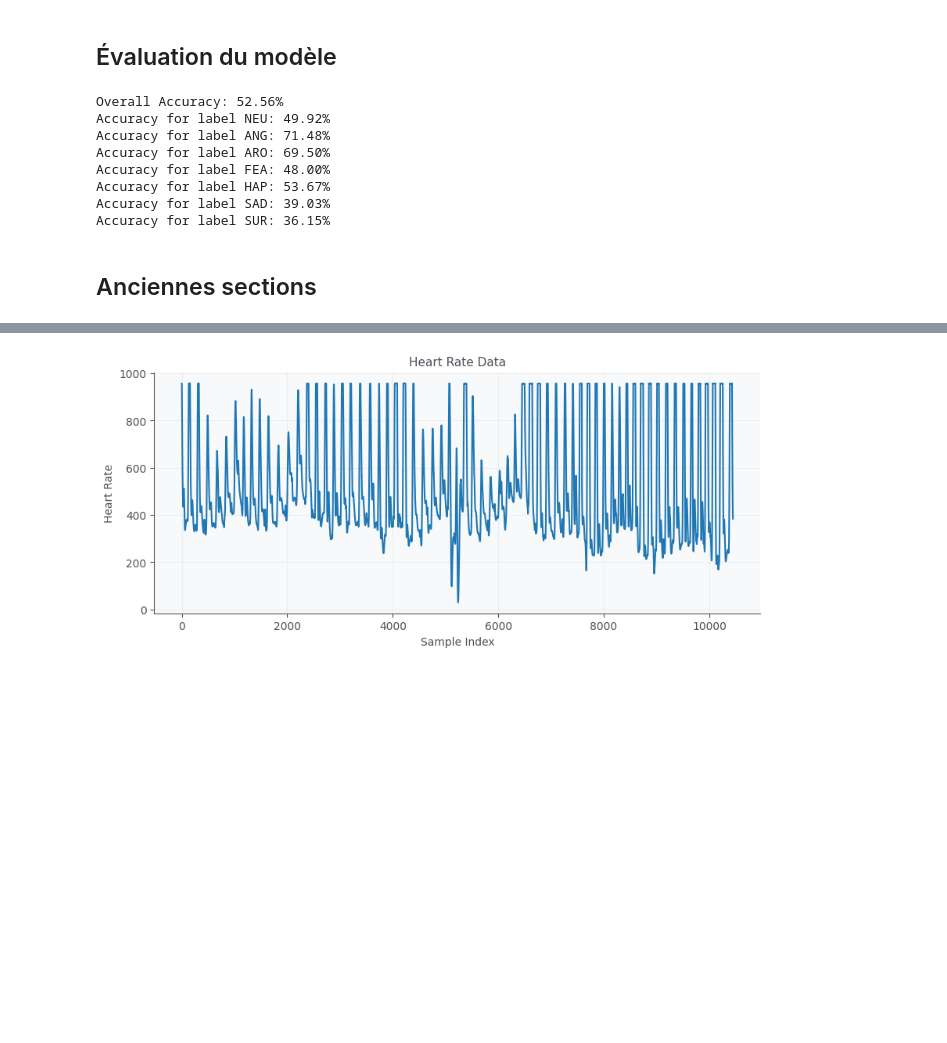
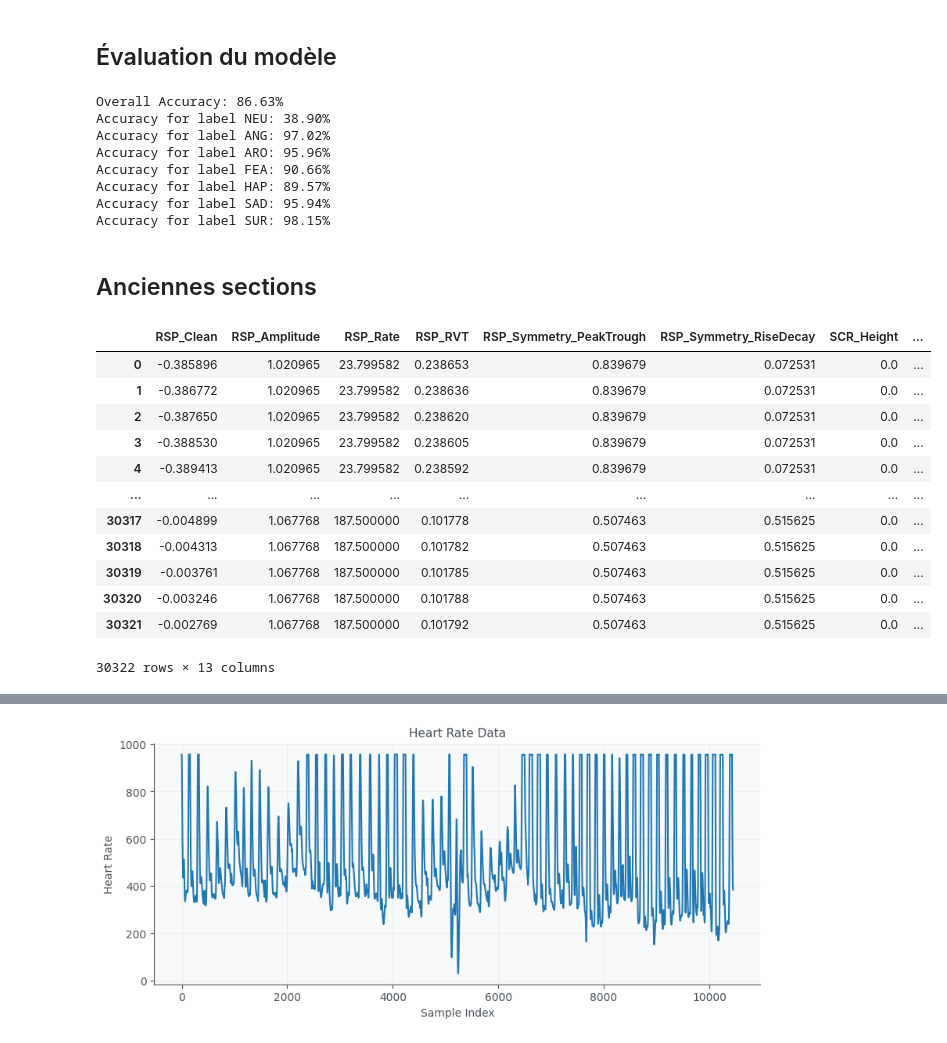
Before and after one commit to mXlab/crocodile, a Jupyter notebook: notebooks/biodata_features-v2.ipynb, the cells around one changed output, grey strips where cells are left out. Saved outputs shown, nothing was run; the diff lists cells and outputs as text; code cells hidden in the pictures; blank space fills up the shorter version.

Commit message:
Integrated new neurokit features. Cleaned up and added documentation.

```diff
--- a/notebooks/biodata_features-v2.ipynb
+++ b/notebooks/biodata_features-v2.ipynb
@@ -556,8 +528,8 @@ inv_labels = {v: k for k, v in mini_dataset.LABEL_MAP.items()}
 with torch.no_grad():
     correct = 0
     total = 0
-    correct_per_label = {i: 0 for i in range(num_classes)}  # Initialize dictionary for correct predictions per label
-    total_per_label = {i: 0 for i in range(num_classes)}    # Initialize dictionary for total instances per label
+    correct_per_label = [ 0 for i in range(num_classes) ]  # Initialize dictionary for correct predictions per label
+    total_per_label = [ 0 for i in range(num_classes) ]    # Initialize dictionary for total instances per label
 
     for inputs, labels in test_loader:
         inputs, labels = inputs.float(), labels.long()
@@ -580,26 +552,14 @@ with torch.no_grad():
             print(f'Accuracy for label {inv_labels[label]}: {accuracy:.2f}%')
         else:
             print(f'Accuracy for label {inv_labels[label]}: N/A (no instances in test set)')
-
-# with torch.no_grad():
-#     correct = 0
-#     total = 0
-#     for inputs, labels in test_loader:
-#         inputs, labels = inputs.float(), labels.long()
-#         outputs = model(inputs)
-#         _, predicted = torch.max(outputs.data, 1)
-#         total += labels.size(0)
-#         correct += (predicted == labels).sum().item()
-
-# print(f'Accuracy: {100 * correct / total:.2f}%')
 # %% [output]
-Overall Accuracy: 52.56%
-Accuracy for label NEU: 49.92%
-Accuracy for label ANG: 71.48%
-Accuracy for label ARO: 69.50%
-Accuracy for label FEA: 48.00%
-Accuracy for label HAP: 53.67%
-Accuracy for label SAD: 39.03%
-Accuracy for label SUR: 36.15%
+Overall Accuracy: 86.63%
+Accuracy for label NEU: 38.90%
+Accuracy for label ANG: 97.02%
+Accuracy for label ARO: 95.96%
+Accuracy for label FEA: 90.66%
+Accuracy for label HAP: 89.57%
+Accuracy for label SAD: 95.94%
+Accuracy for label SUR: 98.15%
 # %% [markdown]
 ## Anciennes sections
@@ -605,0 +622,46 @@ Accuracy for label SUR: 36.15%
+# %%
+import neurokit2 as nk
+
+sampling_rate = 200
+crop_time = 5
+
+MARKER = "marker"
+HEART = "Heart"
+TEMP = "TEMP"
+GSR1 = "GSR1"
+GSR2 = "GSR2"
+
+CROP_SAMPLES = crop_time * sampling_rate
+
+# Label mapping
+LABEL_MAP = {'NEU': 0, 'ANG': 1, 'ARO': 2, 'FEA': 3, 'HAP': 4, 'SAD': 5, 'SUR': 6}
+
+CSV_DTYPE = int
+CSV_COLUMNS = [MARKER, HEART, TEMP, GSR1, GSR2]
+
+data_df = pd.read_csv("../data/csv/ANG002.csv", engine="c", encoding='unicode_escape', on_bad_lines='warn', low_memory=False,
+                      dtype=float, usecols=CSV_COLUMNS)[CSV_COLUMNS]
+
+# Preprocess the data (filter, find peaks, etc.)
+processed_data, info = nk.bio_process(ppg=data_df[HEART], rsp=data_df[TEMP], eda=data_df[GSR1], sampling_rate=sampling_rate)
+
+# Compute relevant features
+results = nk.bio_analyze(processed_data, sampling_rate=100)
+features_columns = ["RSP_Clean", "RSP_Amplitude", "RSP_Rate", "RSP_RVT", "RSP_Symmetry_PeakTrough", "RSP_Symmetry_RiseDecay",
+                    "SCR_Height", "SCR_Amplitude", "SCR_RiseTime", "SCR_Recovery", "SCR_RecoveryTime",
+                    "PPG_Clean", "PPG_Rate"]
+processed_data[features_columns]
+# %% [output]
+|  | RSP_Clean | RSP_Amplitude | RSP_Rate | RSP_RVT | RSP_Symmetry_PeakTrough | RSP_Symmetry_RiseDecay | SCR_Height | ... |
+| 0 | -0.385896 | 1.020965 | 23.799582 | 0.238653 | 0.839679 | 0.072531 | 0.0 | ... |
+| 1 | -0.386772 | 1.020965 | 23.799582 | 0.238636 | 0.839679 | 0.072531 | 0.0 | ... |
+| 2 | -0.387650 | 1.020965 | 23.799582 | 0.238620 | 0.839679 | 0.072531 | 0.0 | ... |
+| 3 | -0.388530 | 1.020965 | 23.799582 | 0.238605 | 0.839679 | 0.072531 | 0.0 | ... |
+| 4 | -0.389413 | 1.020965 | 23.799582 | 0.238592 | 0.839679 | 0.072531 | 0.0 | ... |
+| ... | ... | ... | ... | ... | ... | ... | ... | ... |
+| 30317 | -0.004899 | 1.067768 | 187.500000 | 0.101778 | 0.507463 | 0.515625 | 0.0 | ... |
+| 30318 | -0.004313 | 1.067768 | 187.500000 | 0.101782 | 0.507463 | 0.515625 | 0.0 | ... |
+| 30319 | -0.003761 | 1.067768 | 187.500000 | 0.101785 | 0.507463 | 0.515625 | 0.0 | ... |
+| 30320 | -0.003246 | 1.067768 | 187.500000 | 0.101788 | 0.507463 | 0.515625 | 0.0 | ... |
+| 30321 | -0.002769 | 1.067768 | 187.500000 | 0.101792 | 0.507463 | 0.515625 | 0.0 | ... |
+30322 rows × 13 columns
```
Also changed, not shown: parts of 12 cells of this notebook, 1 other file.
